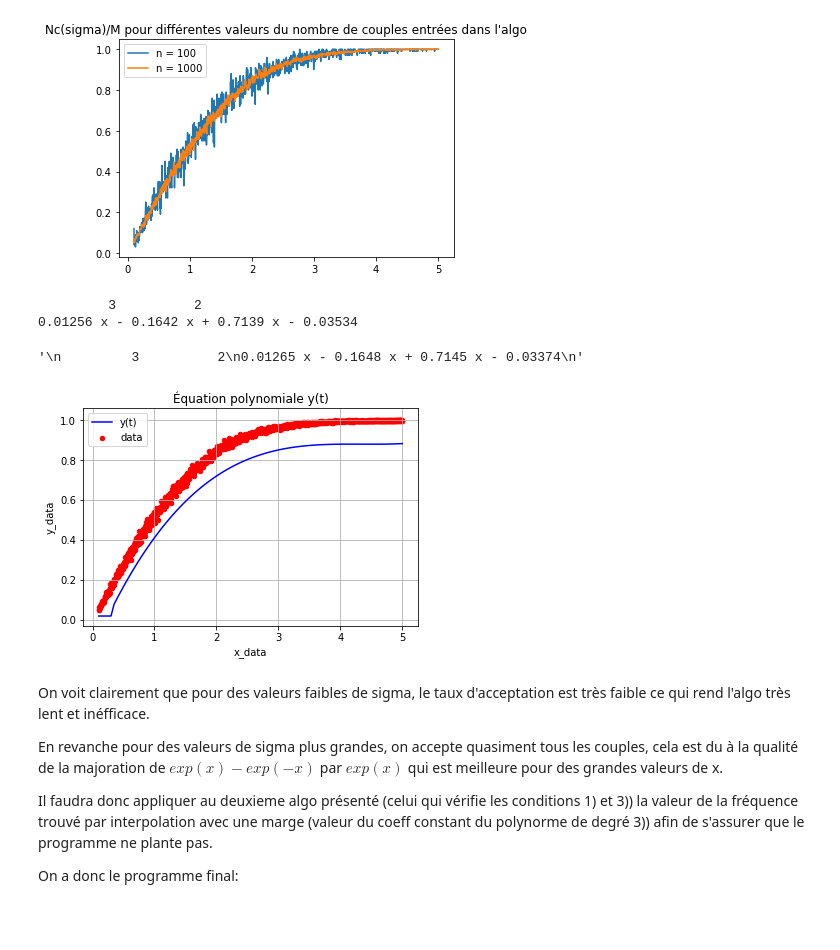
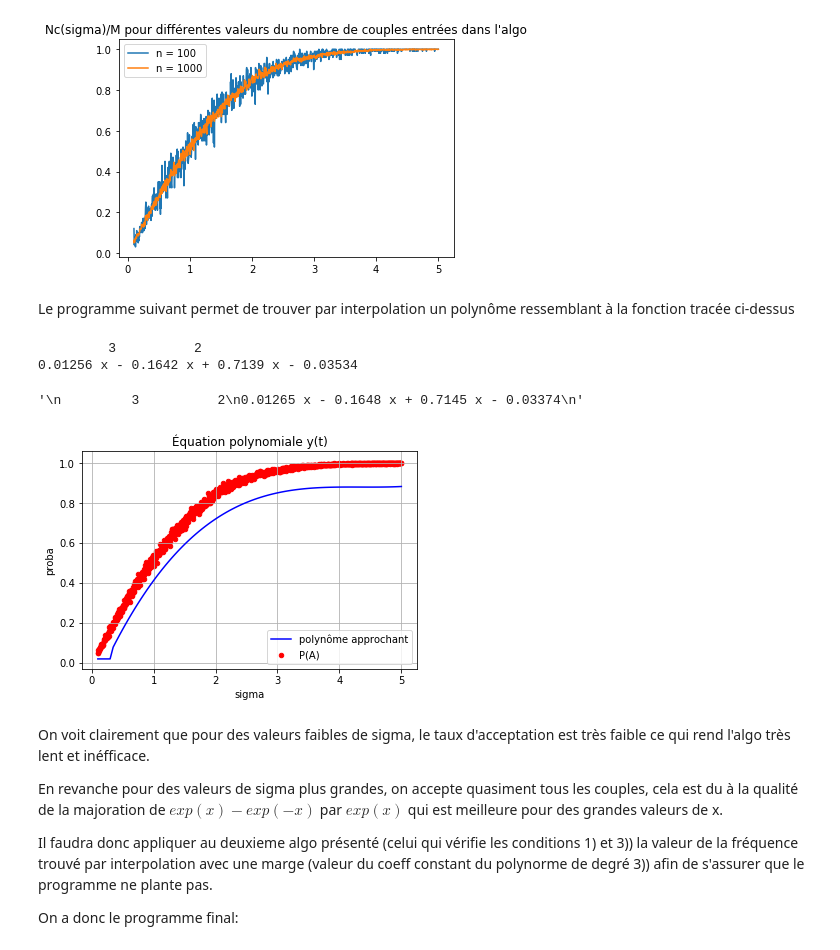
Before and after one commit to Artim436/stage1A, a Jupyter notebook: third_project/module_pyriemann.ipynb, the cells around one changed output. Cells and saved outputs as stored; diff of their text form; code cells hidden in the pictures; blank space fills up the shorter version.

```diff
--- a/third_project/module_pyriemann.ipynb
+++ b/third_project/module_pyriemann.ipynb
@@ -314,6 +316,8 @@ plt.legend()
 plt.show()
 # %% [output]
 [figure]
+# %% [markdown]
+Le programme suivant permet de trouver par interpolation un polynôme ressemblant à la fonction tracée ci-dessus
 # %%
 import numpy as np
 import matplotlib.pyplot as plt
@@ -343,28 +347,28 @@ print(y)
 '\n         3          2\n0.01265 x - 0.1648 x + 0.7145 x - 0.03374\n'
 # %%
 plt.title("Équation polynomiale y(t)")
-plt.xlabel("x_data")
-plt.ylabel("y_data")
+plt.xlabel("sigma")
+plt.ylabel("proba")
 
 
-plt.scatter(x_data, y_data, s=20, c="red", label="data")
+plt.scatter(x_data, y_data, s=20, c="red", label="P(A)")
 
 def frequence(t):
     if t<=0.3:
         return 0.02
     else:
         return 0.01265*t**3 - 0.1648*t**2 + 0.7145*t-0.15
 
 t = np.linspace(min(x_data), max(x_data), 100)
 
 F = np.array([frequence(x) for x in t])
 
-plt.plot(t, F, c="blue", label="y(t)")
+plt.plot(t, F, c="blue", label="polynôme approchant")
 plt.legend()
 plt.grid()
 #plt.show()
 # %% [output]
-[figure, old version]
+[figure, new version]
 # %% [markdown]
 On voit clairement que pour des valeurs faibles de sigma, le taux d'acceptation est très faible ce qui rend l'algo très lent et inéfficace.
 
```
Also changed, not shown: parts of 4 cells of this notebook.
